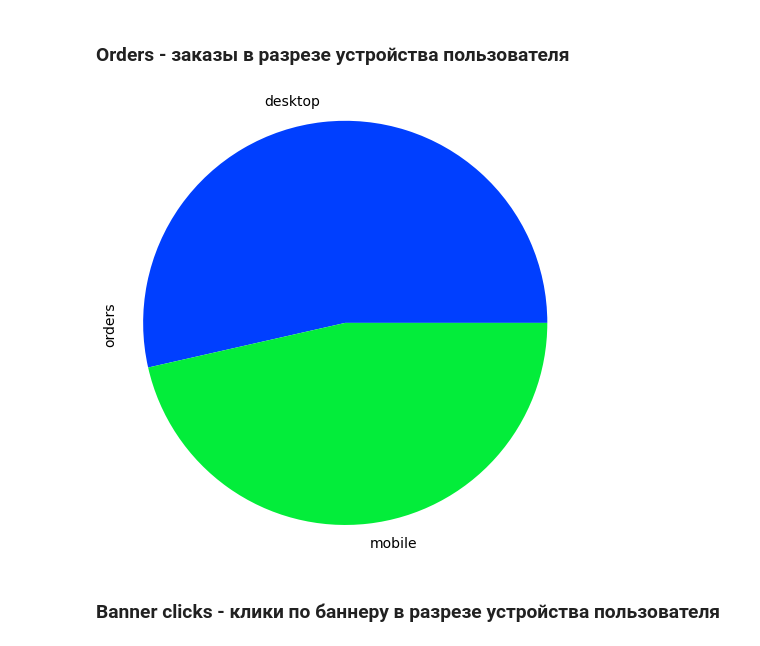
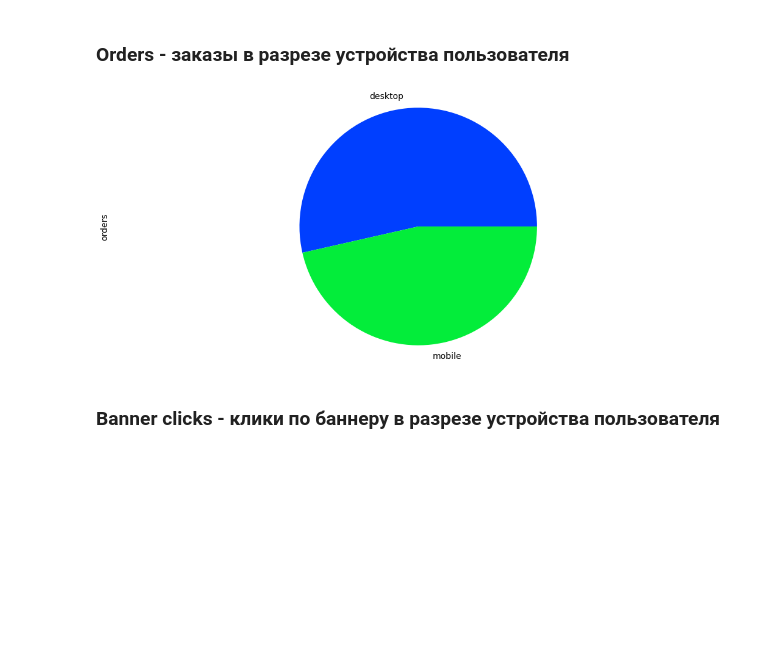
Before and after one commit to Christinayar/EDA, a Jupyter notebook: Shop dataset. Adv banners.ipynb, the cells around one changed output. Drawn from its saved outputs; the diff is of its cells as text; code cells hidden in the pictures; blank space fills up the shorter version.

```diff
--- a/Online shop. Place for banners.ipynb
+++ b/Shop dataset. Adv banners.ipynb
@@ -375,14 +375,14 @@ new_df1
 # %% [markdown]
 ### Orders - заказы в разрезе устройства пользователя
 # %%
-plt.figure(figsize = (8,8))
+plt.figure(figsize = (18,8))
 
 new_df1.orders.groupby(new_df1.site_version).sum().plot(kind='pie')
 plt.axis('equal')
 
 plt.show()
 # %% [output]
-[figure, old version]
+[figure, new version]
 # %% [markdown]
 ### Banner clicks - клики по баннеру в разрезе устройства пользователя
 # %%
```
Also changed, not shown: parts of 1 cell of this notebook.
